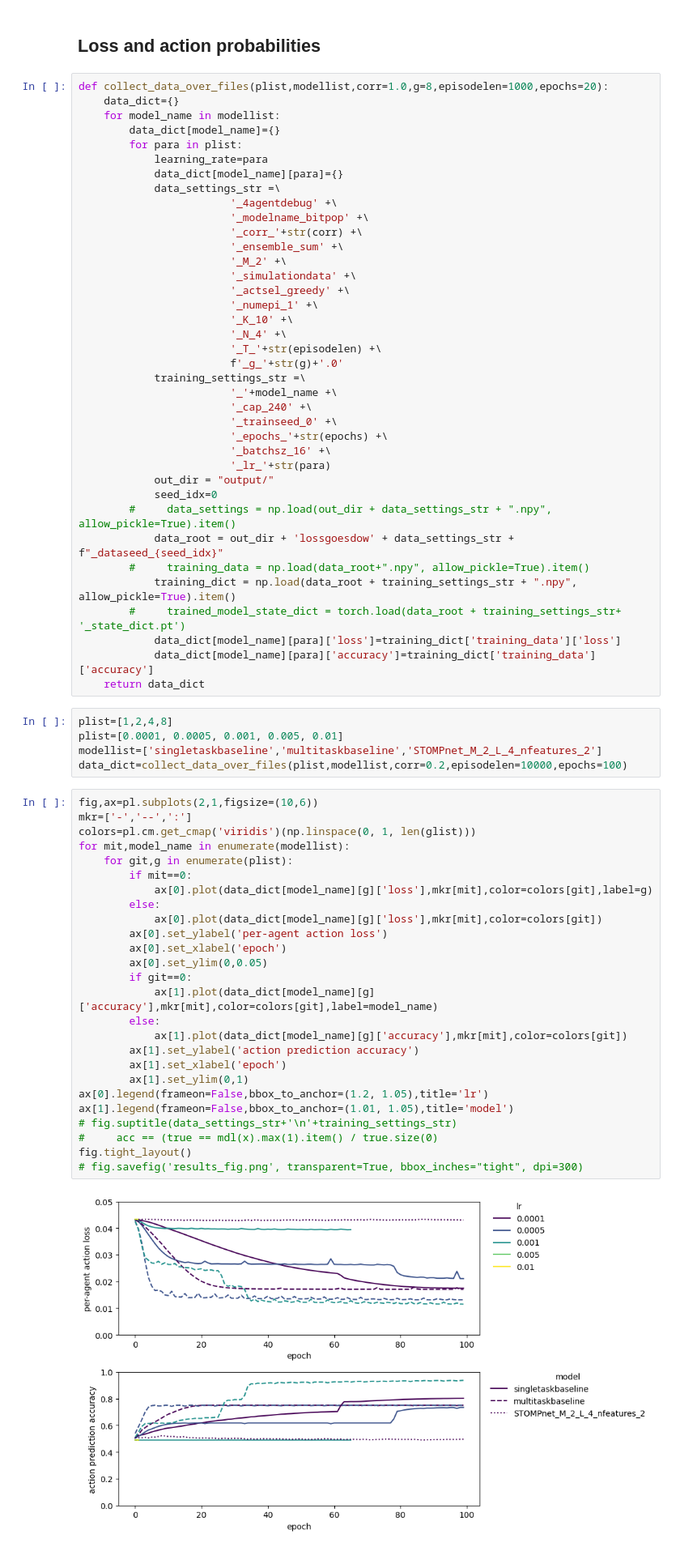
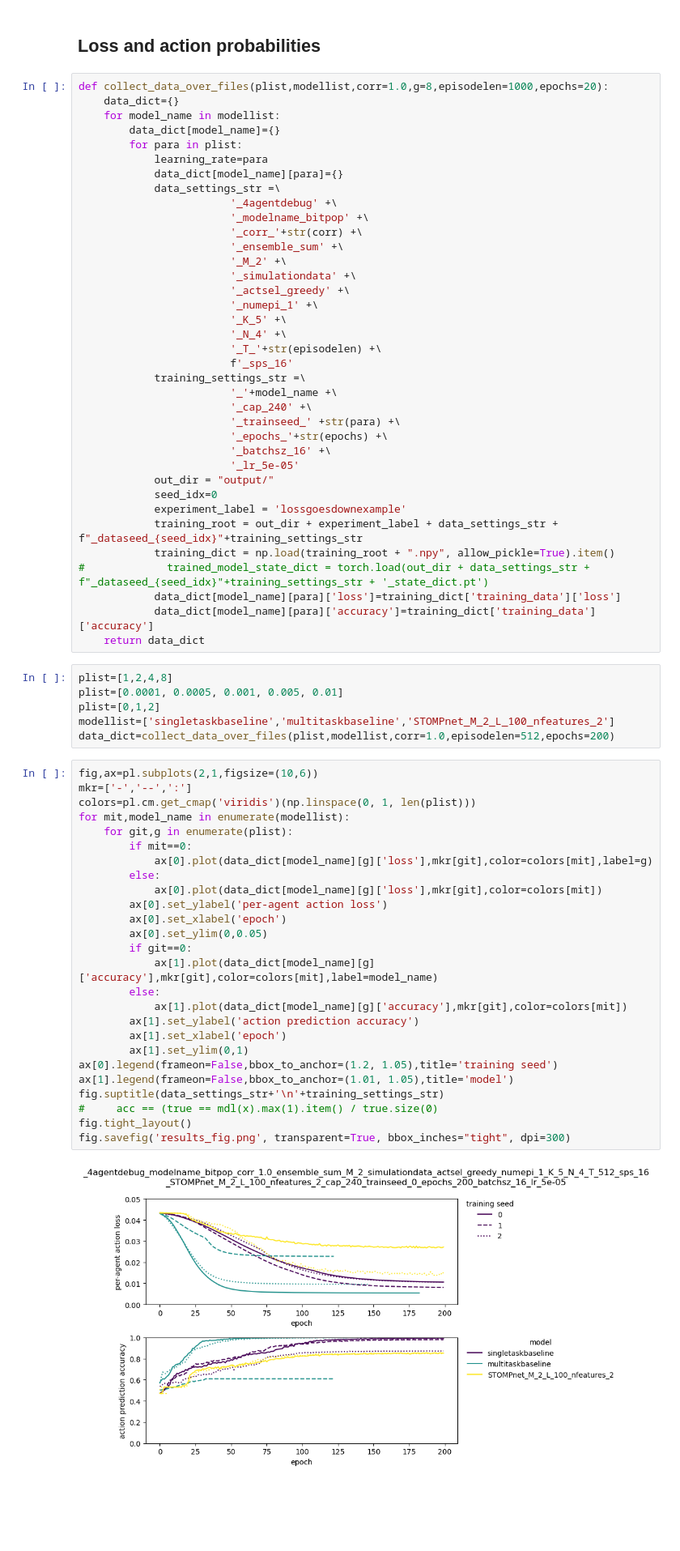
Before and after one commit to amimem/ToMM, a Jupyter notebook: trained_networks_analysis.ipynb, the cells around one changed output. Shown at 81% size. Saved outputs shown, nothing was run; the diff lists cells and outputs as text; blank space fills up the shorter version.

```diff
--- a/trained_networks_analysis.ipynb
+++ b/trained_networks_analysis.ipynb
@@ -110,60 +129,60 @@ def collect_data_over_files(plist,modellist,corr=1.0,g=8,episodelen=1000,epochs=
                         '_simulationdata' +\
                         '_actsel_greedy' +\
                         '_numepi_1' +\
-                        '_K_10' +\
+                        '_K_5' +\
                         '_N_4' +\
                         '_T_'+str(episodelen) +\
-                        f'_g_'+str(g)+'.0'
+                        f'_sps_16'
             training_settings_str =\
                         '_'+model_name +\
                         '_cap_240' +\
-                        '_trainseed_0' +\
+                        '_trainseed_' +str(para) +\
                         '_epochs_'+str(epochs) +\
                         '_batchsz_16' +\
-                        '_lr_'+str(para)
+                        '_lr_5e-05'
             out_dir = "output/"
             seed_idx=0
-        #     data_settings = np.load(out_dir + data_settings_str + ".npy", allow_pickle=True).item()
-            data_root = out_dir + 'lossgoesdow' + data_settings_str + f"_dataseed_{seed_idx}"
-        #     training_data = np.load(data_root+".npy", allow_pickle=True).item()
-            training_dict = np.load(data_root + training_settings_str + ".npy", allow_pickle=True).item()
-        #     trained_model_state_dict = torch.load(data_root + training_settings_str+ '_state_dict.pt')
+            experiment_label = 'lossgoesdownexample'
+            training_root = out_dir + experiment_label + data_settings_str + f"_dataseed_{seed_idx}"+training_settings_str
+            training_dict = np.load(training_root + ".npy", allow_pickle=True).item()
+#             trained_model_state_dict = torch.load(out_dir + data_settings_str + f"_dataseed_{seed_idx}"+training_settings_str + '_state_dict.pt')
             data_dict[model_name][para]['loss']=training_dict['training_data']['loss']
             data_dict[model_name][para]['accuracy']=training_dict['training_data']['accuracy']
     return data_dict
 # %%
 plist=[1,2,4,8]
 plist=[0.0001, 0.0005, 0.001, 0.005, 0.01]
-modellist=['singletaskbaseline','multitaskbaseline','STOMPnet_M_2_L_4_nfeatures_2']
-data_dict=collect_data_over_files(plist,modellist,corr=0.2,episodelen=10000,epochs=100)
+plist=[0,1,2]
+modellist=['singletaskbaseline','multitaskbaseline','STOMPnet_M_2_L_100_nfeatures_2']
+data_dict=collect_data_over_files(plist,modellist,corr=1.0,episodelen=512,epochs=200)
 # %%
 fig,ax=pl.subplots(2,1,figsize=(10,6))
 mkr=['-','--',':']
-colors=pl.cm.get_cmap('viridis')(np.linspace(0, 1, len(glist)))
+colors=pl.cm.get_cmap('viridis')(np.linspace(0, 1, len(plist)))
 for mit,model_name in enumerate(modellist):
     for git,g in enumerate(plist):
         if mit==0:
-            ax[0].plot(data_dict[model_name][g]['loss'],mkr[mit],color=colors[git],label=g)
+            ax[0].plot(data_dict[model_name][g]['loss'],mkr[git],color=colors[mit],label=g)
         else:
-            ax[0].plot(data_dict[model_name][g]['loss'],mkr[mit],color=colors[git])
+            ax[0].plot(data_dict[model_name][g]['loss'],mkr[git],color=colors[mit])
         ax[0].set_ylabel('per-agent action loss')
         ax[0].set_xlabel('epoch')
         ax[0].set_ylim(0,0.05)
         if git==0:
-            ax[1].plot(data_dict[model_name][g]['accuracy'],mkr[mit],color=colors[git],label=model_name)
+            ax[1].plot(data_dict[model_name][g]['accuracy'],mkr[git],color=colors[mit],label=model_name)
         else:
-            ax[1].plot(data_dict[model_name][g]['accuracy'],mkr[mit],color=colors[git])
+            ax[1].plot(data_dict[model_name][g]['accuracy'],mkr[git],color=colors[mit])
         ax[1].set_ylabel('action prediction accuracy')
         ax[1].set_xlabel('epoch')
         ax[1].set_ylim(0,1)
-ax[0].legend(frameon=False,bbox_to_anchor=(1.2, 1.05),title='lr')
+ax[0].legend(frameon=False,bbox_to_anchor=(1.2, 1.05),title='training seed')
 ax[1].legend(frameon=False,bbox_to_anchor=(1.01, 1.05),title='model')
-# fig.suptitle(data_settings_str+'\n'+training_settings_str)
+fig.suptitle(data_settings_str+'\n'+training_settings_str)
 #     acc == (true == mdl(x).max(1).item() / true.size(0)
 fig.tight_layout()
-# fig.savefig('results_fig.png', transparent=True, bbox_inches="tight", dpi=300)
+fig.savefig('results_fig.png', transparent=True, bbox_inches="tight", dpi=300)
 # %% [output]
-[figure, old version]
+[figure, new version]
 # %%
 fig,ax=pl.subplots(2,1,figsize=(10,6))
 mkr=['-','--',':']
```
Also changed, not shown: parts of 2 cells of this notebook, 3 other files.
